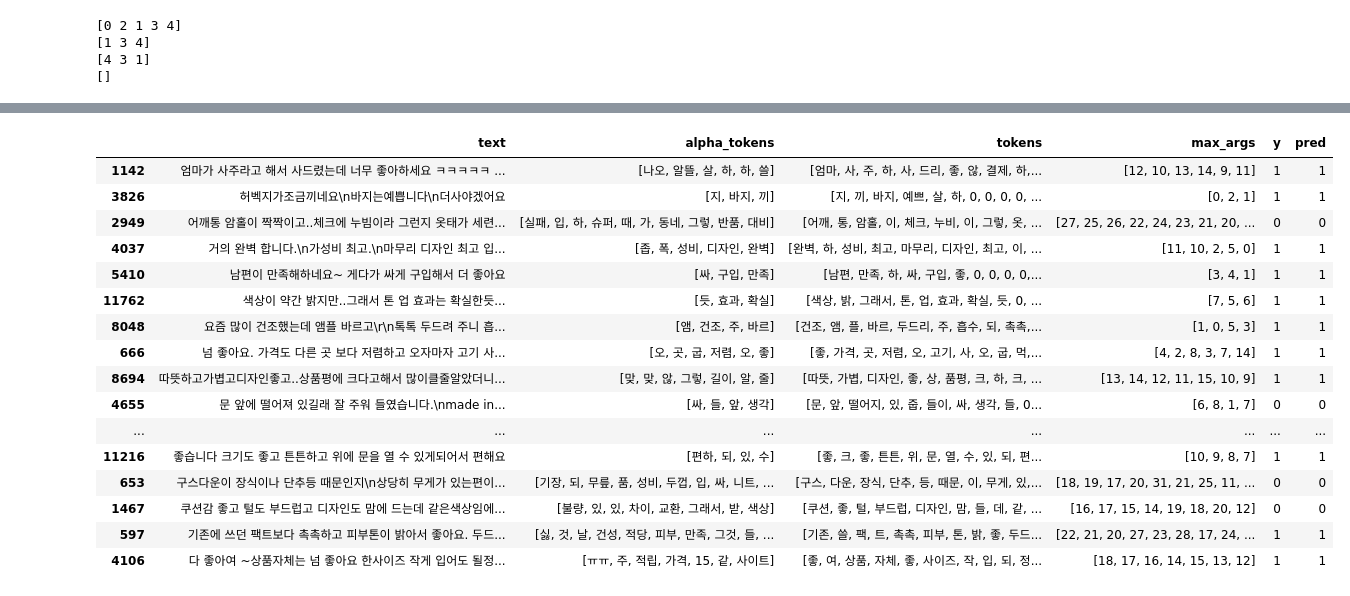
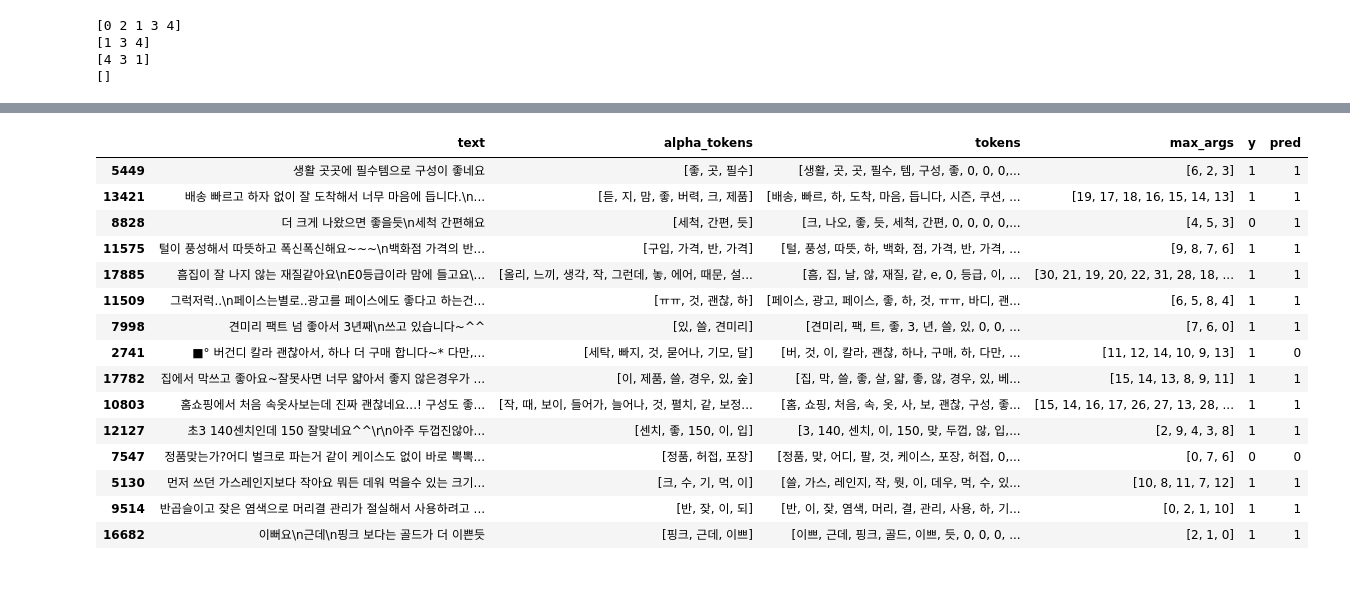
Before and after one commit to joonable/playground, a Jupyter notebook: prd_review/df_result_eda.ipynb, the cells around one changed output, grey strips where cells are left out. Cells and saved outputs as stored; diff of their text form; code cells hidden in the pictures.

```diff
--- a/prd_review/df_result_eda.ipynb
+++ b/prd_review/df_result_eda.ipynb
@@ -133,25 +123,24 @@ Name: 13594, dtype: object
 # %%
 df['correct'] = (df.y == df.pred)
 # %%
-df.loc[(df.correct==True), ['text', 'alpha_tokens', 'tokens', 'max_args', 'y', 'pred']].sample(20)
+df.loc[:, ['text', 'alpha_tokens', 'tokens', 'max_args', 'y', 'pred']].sample(15)
 # %% [output]
 |  | text | alpha_tokens | tokens | max_args | y | pred |
-| 1142 | 엄마가 사주라고 해서 사드렸는데 너무 좋아하세요 ㅋㅋㅋㅋㅋ ... | [나오, 알뜰, 살, 하, 하, 쓸] | [엄마, 사, 주, 하, 사, 드리, 좋, 않, 결제, 하,... | [12, 10, 13, 14, 9, 11] | 1 | 1 |
-| 3826 | 허벡지가조금끼네요\n바지는예쁩니다\n더사야겠어요 | [지, 바지, 끼] | [지, 끼, 바지, 예쁘, 살, 하, 0, 0, 0, 0, ... | [0, 2, 1] | 1 | 1 |
-| 2949 | 어깨통 암홀이 짝짝이고..체크에 누빔이라 그런지 옷태가 세련... | [실패, 입, 하, 슈퍼, 때, 가, 동네, 그렇, 반품, 대비] | [어깨, 통, 암홀, 이, 체크, 누비, 이, 그렇, 옷, ... | [27, 25, 26, 22, 24, 23, 21, 20, ... | 0 | 0 |
-| 4037 | 거의 완벽 합니다.\n가성비 최고.\n마무리 디자인 최고 입... | [좁, 폭, 성비, 디자인, 완벽] | [완벽, 하, 성비, 최고, 마무리, 디자인, 최고, 이, ... | [11, 10, 2, 5, 0] | 1 | 1 |
-| 5410 | 남편이 만족해하네요~ 게다가 싸게 구입해서 더 좋아요 | [싸, 구입, 만족] | [남편, 만족, 하, 싸, 구입, 좋, 0, 0, 0, 0,... | [3, 4, 1] | 1 | 1 |
-| 11762 | 색상이 약간 밝지만..그래서 톤 업 효과는 확실한듯... | [듯, 효과, 확실] | [색상, 밝, 그래서, 톤, 업, 효과, 확실, 듯, 0, ... | [7, 5, 6] | 1 | 1 |
-| 8048 | 요즘 많이 건조했는데 앰플 바르고\r\n톡톡 두드려 주니 흡... | [앰, 건조, 주, 바르] | [건조, 앰, 플, 바르, 두드리, 주, 흡수, 되, 촉촉,... | [1, 0, 5, 3] | 1 | 1 |
-| 666 | 넘 좋아요. 가격도 다른 곳 보다 저렴하고 오자마자 고기 사... | [오, 곳, 굽, 저렴, 오, 좋] | [좋, 가격, 곳, 저렴, 오, 고기, 사, 오, 굽, 먹,... | [4, 2, 8, 3, 7, 14] | 1 | 1 |
-| 8694 | 따뜻하고가볍고디자인좋고..상품평에 크다고해서 많이클줄알았더니... | [맞, 맞, 않, 그렇, 길이, 알, 줄] | [따뜻, 가볍, 디자인, 좋, 상, 품평, 크, 하, 크, ... | [13, 14, 12, 11, 15, 10, 9] | 1 | 1 |
-| 4655 | 문 앞에 떨어져 있길래 잘 주워 들였습니다.\nmade in... | [싸, 들, 앞, 생각] | [문, 앞, 떨어지, 있, 줍, 들이, 싸, 생각, 들, 0... | [6, 8, 1, 7] | 0 | 0 |
-| ... | ... | ... | ... | ... | ... | ... |
-| 11216 | 좋습니다 크기도 좋고 튼튼하고 위에 문을 열 수 있게되어서 편해요 | [편하, 되, 있, 수] | [좋, 크, 좋, 튼튼, 위, 문, 열, 수, 있, 되, 편... | [10, 9, 8, 7] | 1 | 1 |
-| 653 | 구스다운이 장식이나 단추등 때문인지\n상당히 무게가 있는편이... | [기장, 되, 무릎, 품, 성비, 두껍, 입, 싸, 니트, ... | [구스, 다운, 장식, 단추, 등, 때문, 이, 무게, 있,... | [18, 19, 17, 20, 31, 21, 25, 11, ... | 0 | 0 |
-| 1467 | 쿠션감 좋고 털도 부드럽고 디자인도 맘에 드는데 같은색상임에... | [불량, 있, 있, 차이, 교환, 그래서, 받, 색상] | [쿠션, 좋, 털, 부드럽, 디자인, 맘, 들, 데, 같, ... | [16, 17, 15, 14, 19, 18, 20, 12] | 0 | 0 |
-| 597 | 기존에 쓰던 팩트보다 촉촉하고 피부톤이 밝아서 좋아요. 두드... | [싫, 것, 날, 건성, 적당, 피부, 만족, 그것, 들, ... | [기존, 쓸, 팩, 트, 촉촉, 피부, 톤, 밝, 좋, 두드... | [22, 21, 20, 27, 23, 28, 17, 24, ... | 1 | 1 |
-| 4106 | 다 좋아여 ~상품자체는 넘 좋아요 한사이즈 작게 입어도 될정... | [ㅠㅠ, 주, 적립, 가격, 15, 같, 사이트] | [좋, 여, 상품, 자체, 좋, 사이즈, 작, 입, 되, 정... | [18, 17, 16, 14, 15, 13, 12] | 1 | 1 |
+| 5449 | 생활 곳곳에 필수템으로 구성이 좋네요 | [좋, 곳, 필수] | [생활, 곳, 곳, 필수, 템, 구성, 좋, 0, 0, 0,... | [6, 2, 3] | 1 | 1 |
+| 13421 | 배송 빠르고 하자 없이 잘 도착해서 너무 마음에 듭니다.\n... | [듣, 지, 맘, 좋, 버력, 크, 제품] | [배송, 빠르, 하, 도착, 마음, 듭니다, 시즌, 쿠션, ... | [19, 17, 18, 16, 15, 14, 13] | 1 | 1 |
+| 8828 | 더 크게 나왔으면 좋을듯\n세척 간편해요 | [세척, 간편, 듯] | [크, 나오, 좋, 듯, 세척, 간편, 0, 0, 0, 0,... | [4, 5, 3] | 0 | 1 |
+| 11575 | 털이 풍성해서 따뜻하고 폭신폭신해요~~~\n백화점 가격의 반... | [구입, 가격, 반, 가격] | [털, 풍성, 따뜻, 하, 백화, 점, 가격, 반, 가격, ... | [9, 8, 7, 6] | 1 | 1 |
+| 17885 | 흠집이 잘 나지 않는 재질같아요\nE0등급이라 맘에 들고요\... | [올리, 느끼, 생각, 작, 그런데, 놓, 에어, 때문, 설... | [흠, 집, 날, 않, 재질, 같, e, 0, 등급, 이, ... | [30, 21, 19, 20, 22, 31, 28, 18, ... | 1 | 1 |
+| 11509 | 그럭저럭..\n페이스는별로..광고를 페이스에도 좋다고 하는건... | [ㅠㅠ, 것, 괜찮, 하] | [페이스, 광고, 페이스, 좋, 하, 것, ㅠㅠ, 바디, 괜... | [6, 5, 8, 4] | 1 | 1 |
+| 7998 | 견미리 팩트 넘 좋아서 3년째\n쓰고 있습니다~^^ | [있, 쓸, 견미리] | [견미리, 팩, 트, 좋, 3, 년, 쓸, 있, 0, 0, ... | [7, 6, 0] | 1 | 1 |
+| 2741 | ■° 버건디 칼라 괜찮아서, 하나 더 구매 합니다~* 다만,... | [세탁, 빠지, 것, 묻어나, 기모, 달] | [버, 것, 이, 칼라, 괜찮, 하나, 구매, 하, 다만, ... | [11, 12, 14, 10, 9, 13] | 1 | 0 |
+| 17782 | 집에서 막쓰고 좋아요~잘못사면 너무 얇아서 좋지 않은경우가 ... | [이, 제품, 쓸, 경우, 있, 숲] | [집, 막, 쓸, 좋, 살, 얇, 좋, 않, 경우, 있, 베... | [15, 14, 13, 8, 9, 11] | 1 | 1 |
+| 10803 | 홈쇼핑에서 처음 속옷사보는데 진짜 괜찮네요...! 구성도 좋... | [작, 때, 보이, 들어가, 늘어나, 것, 펼치, 같, 보정... | [홈, 쇼핑, 처음, 속, 옷, 사, 보, 괜찮, 구성, 좋... | [15, 14, 16, 17, 26, 27, 13, 28, ... | 1 | 1 |
+| 12127 | 초3 140센치인데 150 잘맞네요^^\r\n아주 두껍진않아... | [센치, 좋, 150, 이, 입] | [3, 140, 센치, 이, 150, 맞, 두껍, 않, 입,... | [2, 9, 4, 3, 8] | 1 | 1 |
+| 7547 | 정품맞는가?어디 벌크로 파는거 같이 케이스도 없이 바로 뽁뽁... | [정품, 허접, 포장] | [정품, 맞, 어디, 팔, 것, 케이스, 포장, 허접, 0,... | [0, 7, 6] | 0 | 0 |
+| 5130 | 먼저 쓰던 가스레인지보다 작아요 뭐든 데워 먹을수 있는 크기... | [크, 수, 기, 먹, 이] | [쓸, 가스, 레인지, 작, 뭣, 이, 데우, 먹, 수, 있... | [10, 8, 11, 7, 12] | 1 | 1 |
+| 9514 | 반곱슬이고 잦은 염색으로 머리결 관리가 절실해서 사용하려고 ... | [반, 잦, 이, 되] | [반, 이, 잦, 염색, 머리, 결, 관리, 사용, 하, 기... | [0, 2, 1, 10] | 1 | 1 |
+| 16682 | 이뻐요\n근데\n핑크 보다는 골드가 더 이쁜듯 | [핑크, 근데, 이쁘] | [이쁘, 근데, 핑크, 골드, 이쁘, 듯, 0, 0, 0, ... | [2, 1, 0] | 1 | 1 |
 # %%
 tp = len(df.loc[(df.y == 1) & (df.pred == 1)])
 fp = len(df.loc[(df.y == 0) & (df.pred == 1)])
```
Also changed, not shown: parts of 15 cells of this notebook.
